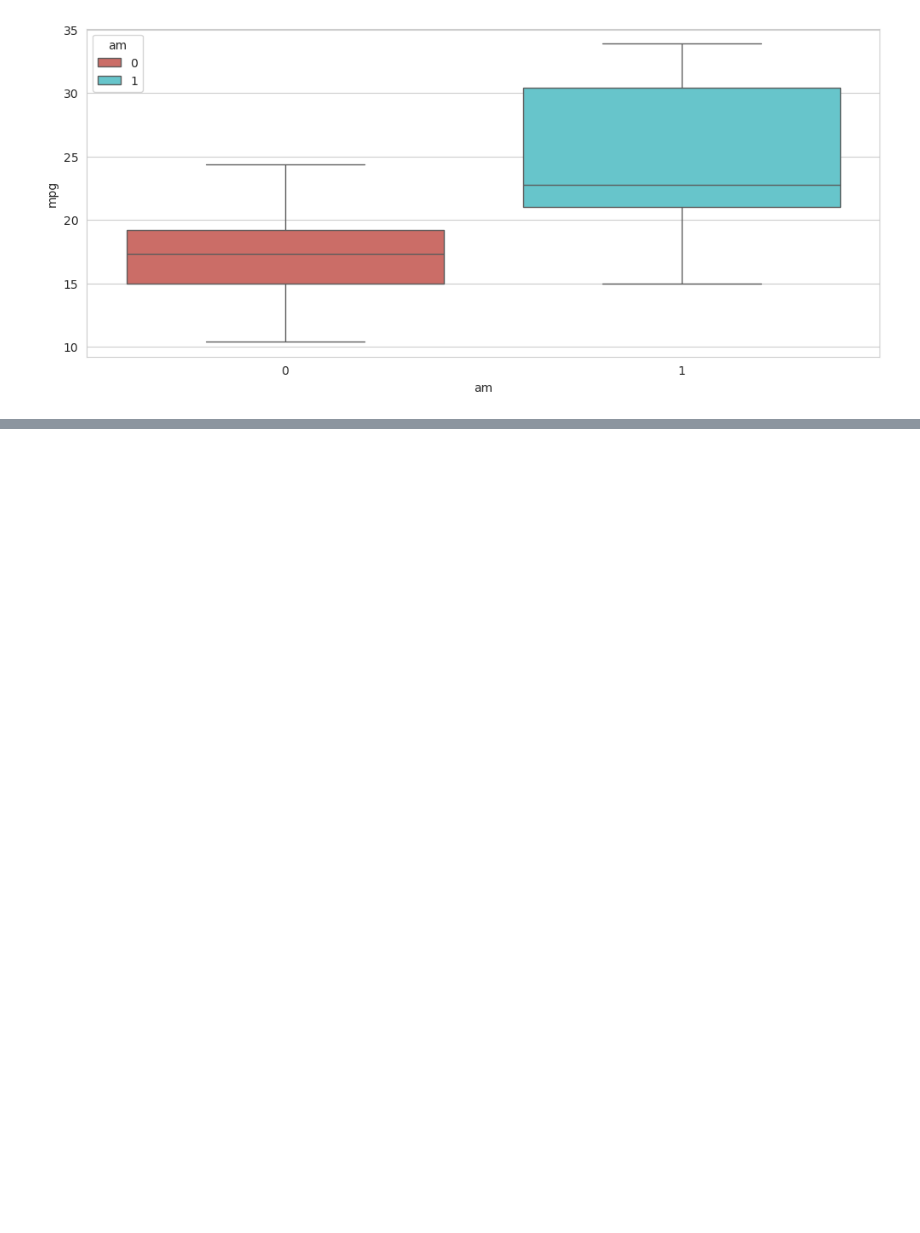
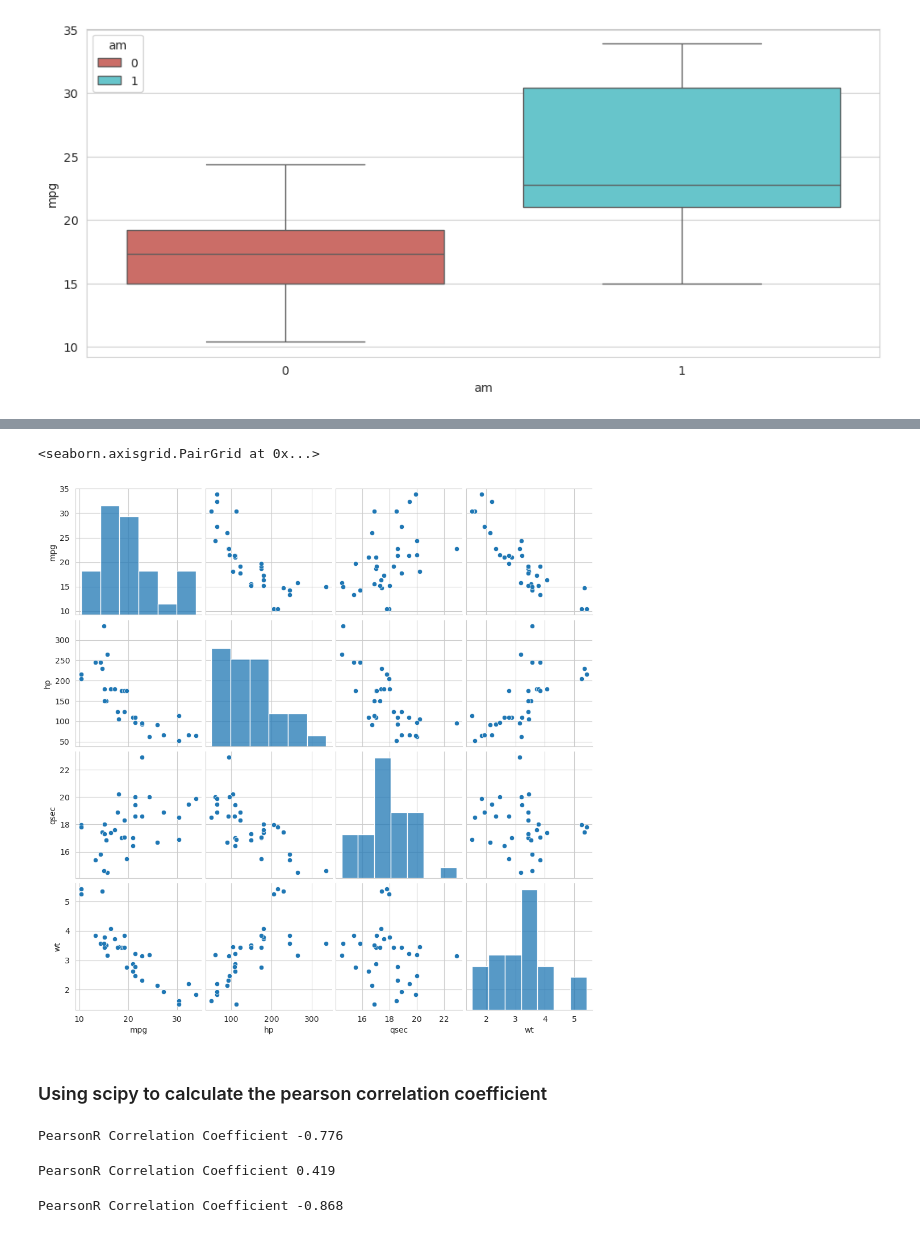
Before and after one commit to Mahdi90s/Python_repository, a Jupyter notebook: Python_Code/Python_Learning.ipynb, the cells around one changed output, grey strips where cells are left out. Drawn from its saved outputs; the diff is of its cells as text; code cells hidden in the pictures; blank space fills up the shorter version.

```diff
--- a/Python_Code/Python_Learning.ipynb
+++ b/Python_Code/Python_Learning.ipynb
@@ -1076,0 +1435,6 @@ sns.boxplot (x='am', y='mpg', data=cars, hue='am', palette='hls')
+# %%
+address = '/home/micheal/Documents/GitHub/python-for-data-science-and-machine-learning-essential-training-part-1-3006708/data/mtcars.csv'
+
+cars = pd.read_csv (address)
+
+cars.columns = ['car_names', 'mpg', 'cyl', 'disp', 'hp', 'drat', 'wt' , 'qsec' , 'vs' ,'am', 'gear' ,'carb']
@@ -1076,0 +1446,29 @@ sns.boxplot (x='am', y='mpg', data=cars, hue='am', palette='hls')
+# %%
+x = cars[['mpg', 'hp', 'qsec', 'wt']]
+
+sns.pairplot(x)
+# %% [output]
+<seaborn.axisgrid.PairGrid at 0x...>
+[figure, added]
+# %% [markdown]
+### Using scipy to calculate the pearson correlation coefficient
+# %%
+mpg = cars ['mpg']
+hp = cars ['hp']
+qsec = cars ['qsec']
+wt = cars ['wt']
+
+pearsonr_coefficient , p_value =pearsonr(mpg,hp)
+print ('PearsonR Correlation Coefficient %0.3f' % (pearsonr_coefficient))
+# %% [output]
+PearsonR Correlation Coefficient -0.776
+# %%
+pearsonr_coefficient , p_value =pearsonr(mpg,qsec)
+print ('PearsonR Correlation Coefficient %0.3f' % (pearsonr_coefficient))
+# %% [output]
+PearsonR Correlation Coefficient 0.419
+# %%
+pearsonr_coefficient , p_value =pearsonr(mpg,wt)
+print ('PearsonR Correlation Coefficient %0.3f' % (pearsonr_coefficient))
+# %% [output]
+PearsonR Correlation Coefficient -0.868
```
Also changed, not shown: parts of 63 cells of this notebook.
